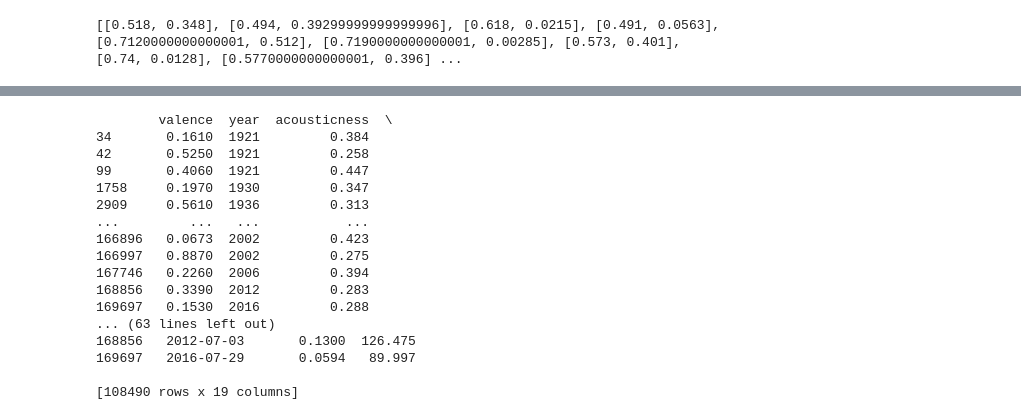
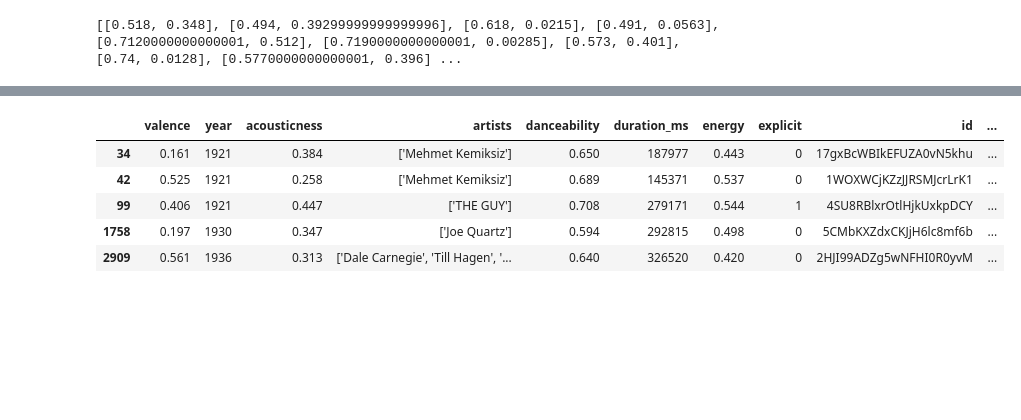
Before and after one commit to EliseLune/Analyse_Spotify, a Jupyter notebook: Recommandations.ipynb, the cells around one changed output, grey strips where cells are left out. Drawn from its saved outputs; the diff is of its cells as text; code cells hidden in the pictures; blank space fills up the shorter version.

```diff
--- a/Recommandations.ipynb
+++ b/Recommandations.ipynb
@@ -49,24 +48,13 @@ playlist_cible.head()
 # %%
 nouvelle_playlist = pd.DataFrame({})
 for i in range(0, len(playlist)):
     nouvelle_playlist = nouvelle_playlist.append(playlist_cible[(playlist_cible["energy"] > playlist[i][0] - 0.1) & (playlist_cible["energy"] < playlist[i][0] + 0.1) & (playlist_cible["acousticness"] > playlist[i][1] - 0.1) & (playlist_cible["acousticness"] < playlist[i][1] + 0.1)])
 nouvelle_playlist = nouvelle_playlist.drop_duplicates() #enlever les doublons
-print(nouvelle_playlist)
+nouvelle_playlist.head()
 # %% [output]
-        valence  year  acousticness  \
-34       0.1610  1921         0.384
-42       0.5250  1921         0.258
-99       0.4060  1921         0.447
-1758     0.1970  1930         0.347
-2909     0.5610  1936         0.313
-...         ...   ...           ...
-166896   0.0673  2002         0.423
-166997   0.8870  2002         0.275
-167746   0.2260  2006         0.394
-168856   0.3390  2012         0.283
-169697   0.1530  2016         0.288
-... (63 lines left out)
-168856   2012-07-03       0.1300  126.475
-169697   2016-07-29       0.0594   89.997
-
-[108490 rows x 19 columns]
+|  | valence | year | acousticness | artists | danceability | duration_ms | energy | explicit | id | ... |
+| 34 | 0.161 | 1921 | 0.384 | ['Mehmet Kemiksiz'] | 0.650 | 187977 | 0.443 | 0 | 17gxBcWBIkEFUZA0vN5khu | ... |
+| 42 | 0.525 | 1921 | 0.258 | ['Mehmet Kemiksiz'] | 0.689 | 145371 | 0.537 | 0 | 1WOXWCjKZzJJRSMJcrLrK1 | ... |
+| 99 | 0.406 | 1921 | 0.447 | ['THE GUY'] | 0.708 | 279171 | 0.544 | 1 | 4SU8RBlxrOtlHjkUxkpDCY | ... |
+| 1758 | 0.197 | 1930 | 0.347 | ['Joe Quartz'] | 0.594 | 292815 | 0.498 | 0 | 5CMbKXZdxCKJjH6lc8mf6b | ... |
+| 2909 | 0.561 | 1936 | 0.313 | ['Dale Carnegie', 'Till Hagen', '... | 0.640 | 326520 | 0.420 | 0 | 2HJI99ADZg5wNFHI0R0yvM | ... |
```
Also changed, not shown: parts of 5 cells of this notebook, 1 other file.
